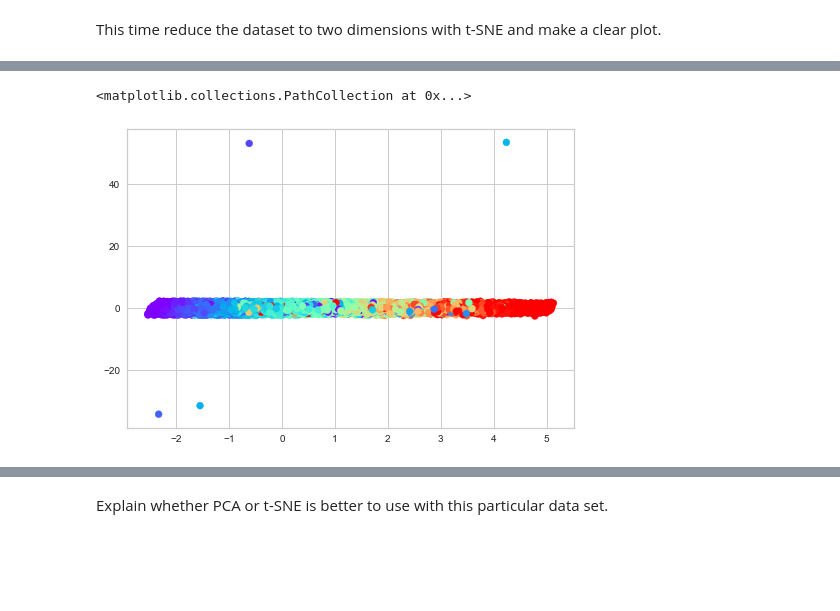
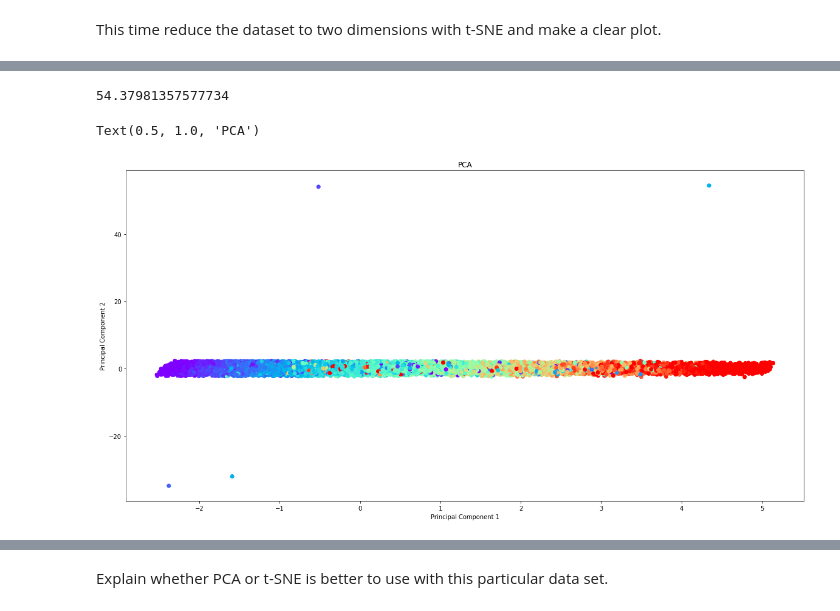
Before and after one commit to Nsmid/Machine-Learning-for-Finance, a Jupyter notebook: assignment2/assignment2_groupXX_2021-version 2.ipynb, the cells around one changed output, grey strips where cells are left out. Drawn from its saved outputs; the diff is of its cells as text; code cells hidden in the pictures; blank space fills up the shorter version.

```diff
--- a/assignment2/assignment2_groupXX_2021-version 2.ipynb
+++ b/assignment2/assignment2_groupXX_2021-version 2.ipynb
@@ -172,3 +136,6 @@ df_data
+# %%
+#Filling median into Nan Values in the variable Jobs retained
+df_data = df_data.fillna(df_data.median())
 # %%
 df_data_w = df_data[['JobsRetained','ProbabilityDefault']]
 # %%
@@ -375,0 +295,6 @@ from sklearn.decomposition import PCA
+# %%
+scaler = StandardScaler()
+features = df_features_num.columns
+df_features_numstd = scaler.fit_transform(df_features_num)
+df_features_numstd = pd.DataFrame(data=df_features_numstd, columns = features)
+df_features_numstd
@@ -376,10 +315,11 @@ from sklearn.decomposition import PCA
 # %%
-df_features_numstd = df_features_num / df_features_num.std()
+# df_features_numstd = df_features_num / df_features_num.std()
 pca = PCA(n_components=5).fit(df_features_numstd)
 
+plt.figure(figsize=(9,7))
 plt.bar(range(pca.n_components), pca.explained_variance_ratio_)
 plt.ylabel('Percentage of Variance Explained')
 plt.xlabel('Principal Component')
-plt.title('PCA Scree Plot')
+plt.title('PCA Score Plot')
 plt.show()
 # %% [output]
@@ -434,6 +387,6 @@ df_features_num1
 This time reduce the dataset to two dimensions with t-SNE and make a clear plot.
 # %%
 tsne = TSNE(n_components=2, random_state=25, n_iter=300)
-tsne_results = tsne.fit_transform(df_features_numstd)
+tsne_results = tsne.fit_transform(df_features_numstd1)
 print(tsne_results)
 # %% [output]
@@ -492,5 +442,14 @@ sns.scatterplot(
+# %%
+df_features_num1['pca.1'].max()
+# %% [output]
+54.37981357577734
 # %%
-plt.scatter(x=df_features_num1['pca.0'], y=df_features_num1['pca.1'],c=df_features_num1['ProbabilityDefault'],cmap='rainbow')
+plt.figure(figsize=(20,10))
+plt.scatter(x=df_features_num1['pca.0'], y=df_features_num1['pca.1'],
+            c=df_features_num1['ProbabilityDefault'],cmap='rainbow')
+plt.ylabel('Principal Component 2')
+plt.xlabel('Principal Component 1')
+plt.title('PCA')
 # %% [output]
-<matplotlib.collections.PathCollection at 0x...>
+Text(0.5, 1.0, 'PCA')
-[figure, old version]
+[figure, new version]
```
Also changed, not shown: parts of 42 cells of this notebook, 1 other file.
